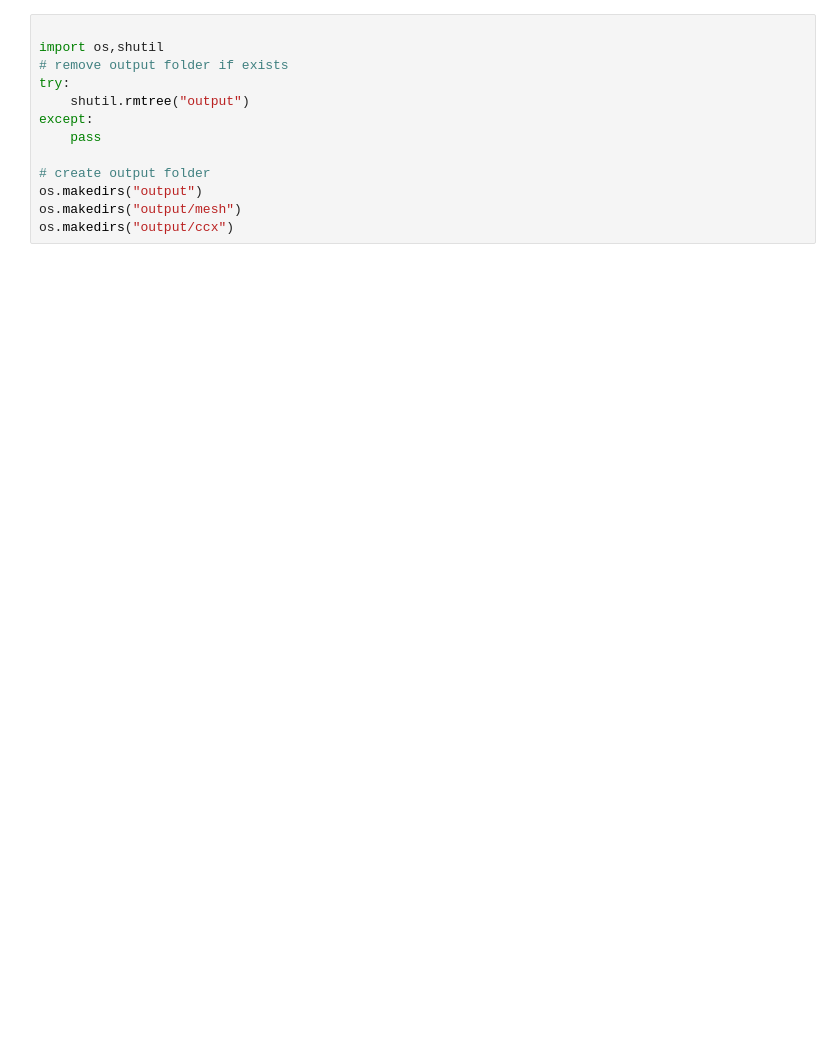
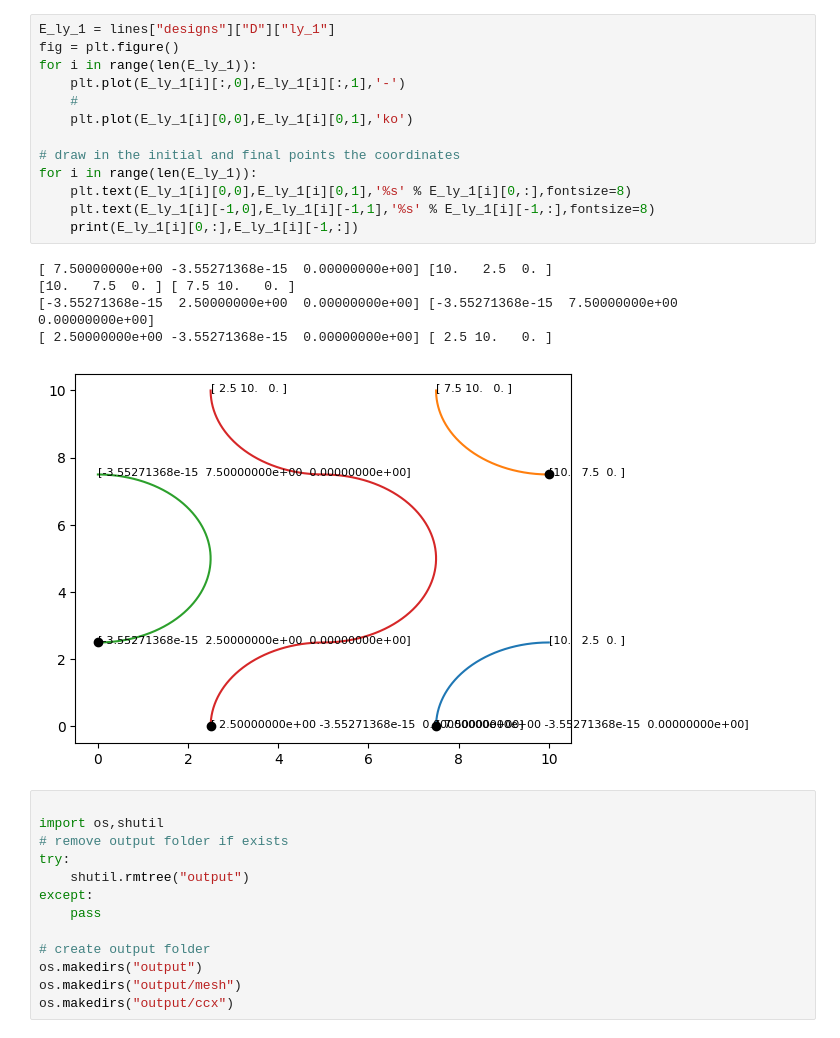
Before and after one commit to AdvancedMaterialSimulation/CITISENS_Composite, a Jupyter notebook: scripts/AITEX/main.ipynb, the cells around one changed output. Cells and saved outputs as stored; diff of their text form; blank space fills up the shorter version.

```diff
--- a/scripts/AITEX/main.ipynb
+++ b/scripts/AITEX/main.ipynb
@@ -64,3 +64,22 @@ for i,idesign in enumerate(designs):
+# %%
+E_ly_1 = lines["designs"]["D"]["ly_1"]
+fig = plt.figure()
+for i in range(len(E_ly_1)):
+    plt.plot(E_ly_1[i][:,0],E_ly_1[i][:,1],'-')
+    #
+    plt.plot(E_ly_1[i][0,0],E_ly_1[i][0,1],'ko')
+
+# draw in the initial and final points the coordinates
+for i in range(len(E_ly_1)):
+    plt.text(E_ly_1[i][0,0],E_ly_1[i][0,1],'%s' % E_ly_1[i][0,:],fontsize=8)
+    plt.text(E_ly_1[i][-1,0],E_ly_1[i][-1,1],'%s' % E_ly_1[i][-1,:],fontsize=8)
+    print(E_ly_1[i][0,:],E_ly_1[i][-1,:])
+# %% [output]
+[ 7.50000000e+00 -3.55271368e-15  0.00000000e+00] [10.   2.5  0. ]
+[10.   7.5  0. ] [ 7.5 10.   0. ]
+[-3.55271368e-15  2.50000000e+00  0.00000000e+00] [-3.55271368e-15  7.50000000e+00  0.00000000e+00]
+[ 2.50000000e+00 -3.55271368e-15  0.00000000e+00] [ 2.5 10.   0. ]
+[figure, added]
 # %%
 
 import os,shutil
```
Also changed, not shown: parts of 72 cells of this notebook, 19 other files.
